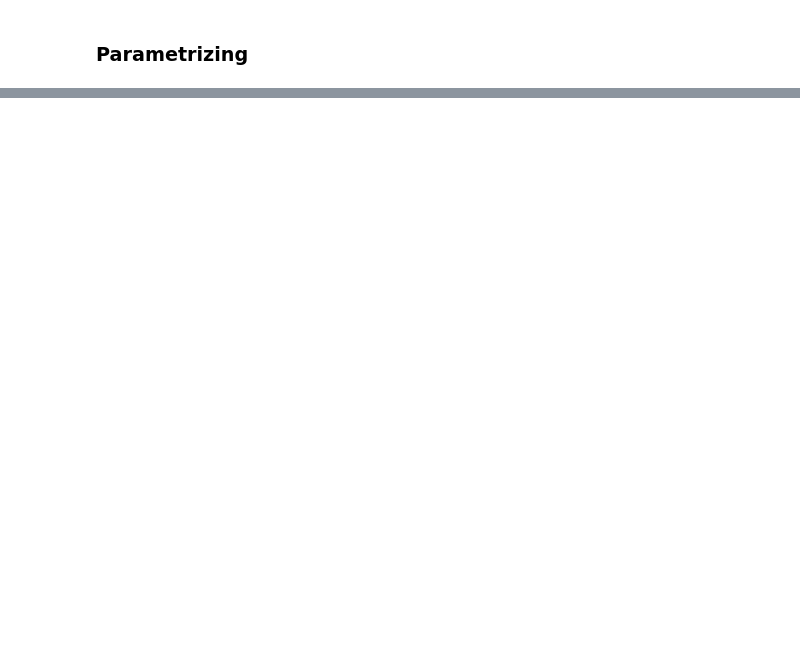
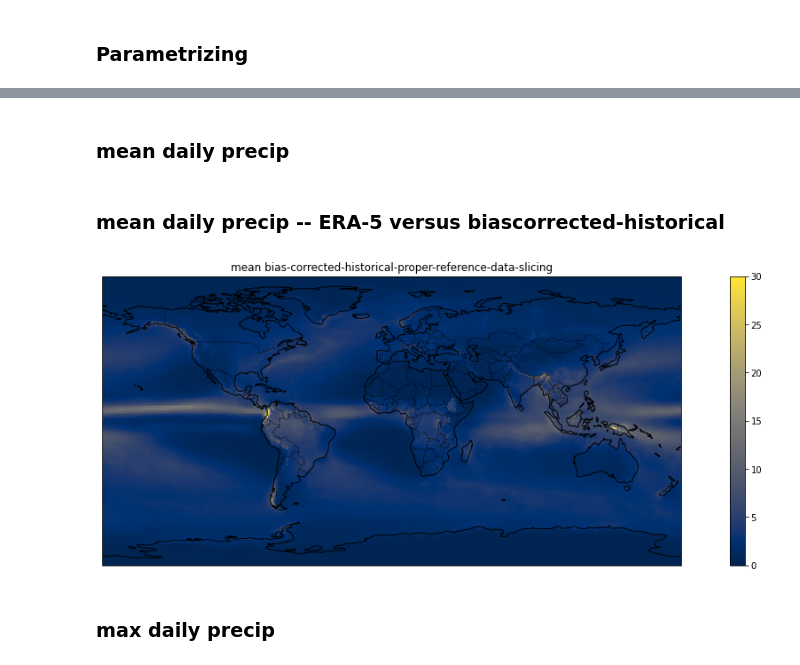
Before and after one commit to emileten/downscaleCMIP6, a Jupyter notebook: notebooks/downscaling_pipeline/global_validation_manual.ipynb, the cells around one changed output, grey strips where cells are left out. Drawn from its saved outputs; the diff is of its cells as text; code cells hidden in the pictures; blank space fills up the shorter version.

```diff
--- a/notebooks/downscaling_pipeline/global_validation_manual.ipynb
+++ b/notebooks/downscaling_pipeline/global_validation_manual.ipynb
@@ -71,3 +40,5 @@ import warnings
 
 from science_validation_manual import *
 import rhg_compute_tools.kubernetes as rhgk
+# %%
+ds = read_gcs_zarr('gs://scratch-170cd6ec/3b5573bb-9c01-4888-9141-27e95c41f4cc/e2e-nesm3-dtr-9vt6j-277858176/rechunked.zarr')
@@ -307,0 +287,17 @@ if variable=='pr'
+# %%
+def read_gcs_zarr(zarr_url, token='/opt/gcsfuse_tokens/impactlab-data.json', check=False, consolidated=True, chunks='auto'):
+    """
+    takes in a GCSFS zarr url, bucket token, and returns a dataset
+    Note that you will need to have the proper bucket authentication.
+    """
+    fs = gcsfs.GCSFileSystem(token=token)
+
+    store_path = fs.get_mapper(zarr_url, check=check)
+
+    ds = xr.open_zarr(store_path, consolidated=consolidated, chunks=chunks)
+
+    ds.close()
+
+    return ds
+# %% [markdown]
+### mean daily precip ###
@@ -307,0 +340,33 @@ if variable=='pr'
+# %% [markdown]
+### mean daily precip -- ERA-5 versus biascorrected-historical ###
+# %%
+# plot_single(ds=read_gcs_zarr(data_dict['coarse']['ERA-5']),
+#                               variable=variable,
+#                               metric='mean',
+#                               data_type='raw-era-5',
+#                               units=units,
+#                               vmin=0,
+#                               vmax=30,
+#                               xr_func=None)
+
+# plot_single(ds=read_gcs_zarr(data_dict['coarse']['cmip6']['historical']),
+#                               variable=variable,
+#                               metric='mean',
+#                               data_type='cmip6-historical',
+#                               units=units,
+#                               vmin=0,
+#                               vmax=30,
+#                               xr_func=None)
+
+plot_single(ds=read_gcs_zarr(data_dict['coarse']['bias_corrected']['historical']),
+                              variable=variable,
+                              metric='mean',
+                              data_type='bias-corrected-historical-proper-reference-data-slicing',
+                              units=units,
+                              vmin=0,
+                              vmax=30,
+                              xr_func=None)
+# %% [output]
+[figure, added]
+# %% [markdown]
+### max daily precip ###
```
Also changed, not shown: parts of 75 cells of this notebook, 3 other files.
